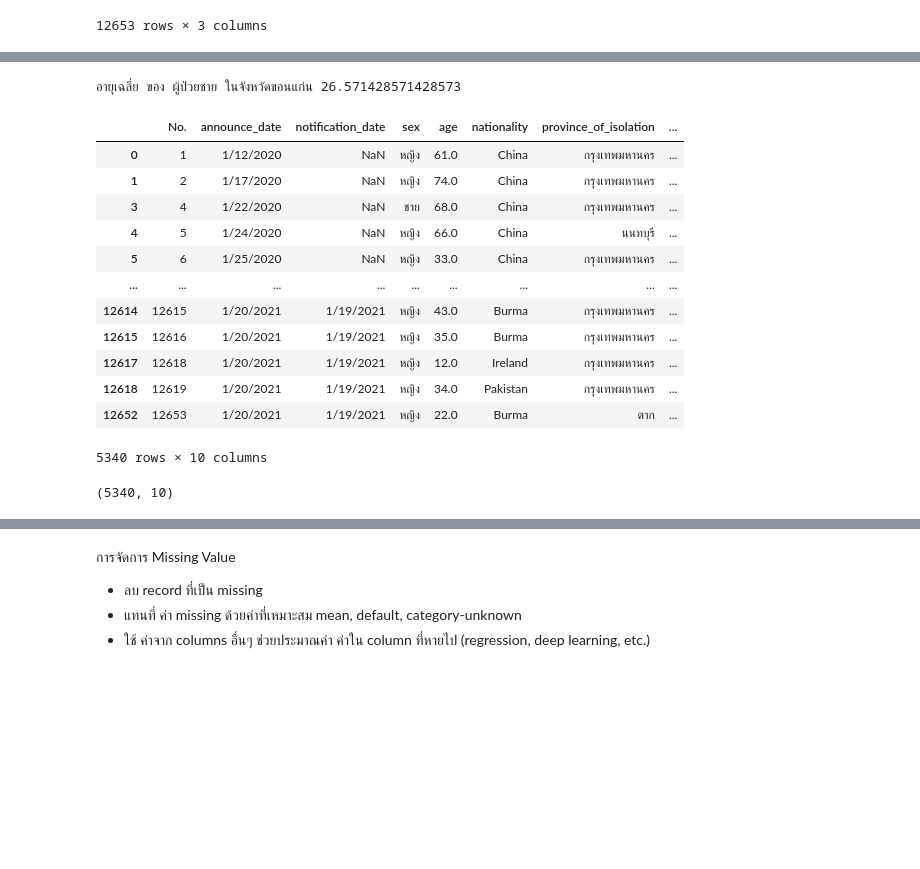
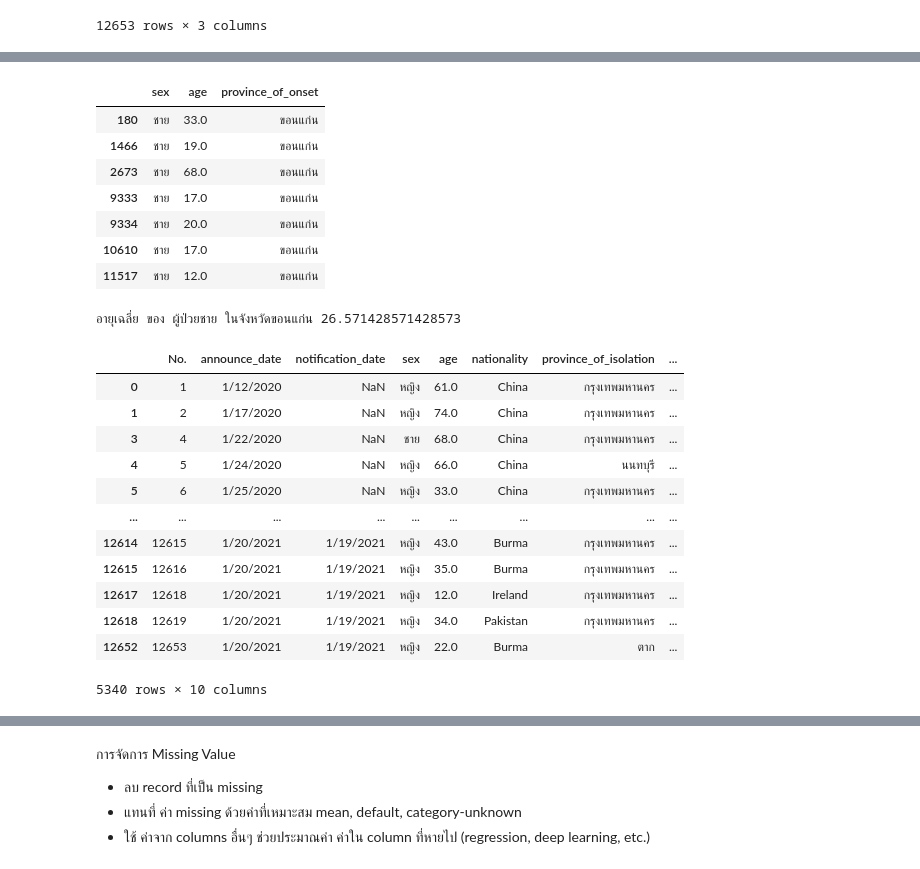
Before and after one commit to nichakornchaisuwan/data_viz_2022, a Jupyter notebook: Pandas101.ipynb, the cells around one changed output, grey strips where cells are left out. Drawn from its saved outputs; the diff is of its cells as text; code cells hidden in the pictures; blank space fills up the shorter version.

```diff
--- a/Pandas101.ipynb
+++ b/Pandas101.ipynb
@@ -424,30 +428,0 @@ Name: age, dtype: float64
-# %%
-sum = 0
-N = 0
-for a in male1['age']:
-
-    if a > 0:
-        sum += a # sum = sum + a
-        N += 1
-
-print(f'อายุเฉลี่ย ของ ผู้ป่วยชาย ในจังหวัดขอนแก่น {sum/N}')
-# %% [output]
-อายุเฉลี่ย ของ ผู้ป่วยชาย ในจังหวัดขอนแก่น 26.571428571428573
-# %%
-# 3. หาจำนวนผู้ป่วยที่เป็นคนไม่ใช่คนไทย
-data_not = data_covid[data_covid['nationality']!='Thailand']
-data_not
-# %% [output]
-|  | No. | announce_date | notification_date | sex | age | nationality | province_of_isolation | ... |
-| 0 | 1 | 1/12/2020 | NaN | หญิง | 61.0 | China | กรุงเทพมหานคร | ... |
-| 1 | 2 | 1/17/2020 | NaN | หญิง | 74.0 | China | กรุงเทพมหานคร | ... |
-| 3 | 4 | 1/22/2020 | NaN | ชาย | 68.0 | China | กรุงเทพมหานคร | ... |
-| 4 | 5 | 1/24/2020 | NaN | หญิง | 66.0 | China | นนทบุรี | ... |
-| 5 | 6 | 1/25/2020 | NaN | หญิง | 33.0 | China | กรุงเทพมหานคร | ... |
-| ... | ... | ... | ... | ... | ... | ... | ... | ... |
-| 12614 | 12615 | 1/20/2021 | 1/19/2021 | หญิง | 43.0 | Burma | กรุงเทพมหานคร | ... |
-| 12615 | 12616 | 1/20/2021 | 1/19/2021 | หญิง | 35.0 | Burma | กรุงเทพมหานคร | ... |
-| 12617 | 12618 | 1/20/2021 | 1/19/2021 | หญิง | 12.0 | Ireland | กรุงเทพมหานคร | ... |
-| 12618 | 12619 | 1/20/2021 | 1/19/2021 | หญิง | 34.0 | Pakistan | กรุงเทพมหานคร | ... |
-| 12652 | 12653 | 1/20/2021 | 1/19/2021 | หญิง | 22.0 | Burma | ตาก | ... |
-5340 rows × 10 columns
@@ -462,4 +429,42 @@ print(f'จำนวนผู้ป่วยที่เป็นคน ที
-# %%
-data_not.shape
-# %% [output]
-(5340, 10)
+# %%
+data_malekk = data_male[data_male['province_of_onset']=='ขอนแก่น'] # ดึงข้อมูลจาก data_male โดยเลือกข้อมูลในนคอลัมน์ province_of_onset  มาเฉพาะค่าที่เป็น 'ขอนแก่น' เท่านั้น แล้วนำไปเก็บไว้ที่ตัวแปร data_malekk
+data_malekk #  ทำการแสดงข้อมูลที่อยู่ในตัวแปร data_malekk ที่เป็นเพศชาย และอยู่ในจังหวัดขอนแก่น
+# %% [output]
+|  | sex | age | province_of_onset |
+| 180 | ชาย | 33.0 | ขอนแก่น |
+| 1466 | ชาย | 19.0 | ขอนแก่น |
+| 2673 | ชาย | 68.0 | ขอนแก่น |
+| 9333 | ชาย | 17.0 | ขอนแก่น |
+| 9334 | ชาย | 20.0 | ขอนแก่น |
+| 10610 | ชาย | 17.0 | ขอนแก่น |
+| 11517 | ชาย | 12.0 | ขอนแก่น |
+# %%
+sum = 0 # ก่อนจะเอาค่ามาบวกกันได้ ต้องสร้างตัวแปรมารับก่อน จึงสร้างตัวแปร sum ขึ้นมา โดยกำหนดให้เท่ากับ 0  และเมื่อมีข้อมูลเข้ามาก็จะทำการบวกเพิ่มเข้าไปในตัวแปร sum เรื่อยๆ
+N = 0 # จำนวนข้อมูลทั้งหมด โดยจะนับว่ามีอายุที่เอามาบวกกันกี่ค่า
+for a in malekk['age']: # วนลูปค่าอายุแต่ละค่า โดยมาจากคอลัมน์ age
+
+    if a > 0: # ทำการตรวจสอบก่อน โดยถ้าอายุมากกว่า 0 คือข้อมูลที่มีค่าปกติ ไม่มีข้อผิดพลาด
+        sum += a # หากข้อมูลมีค่ามากกว่า 0 จะนำมาบวกเข้าใน ตัวแปร sum คือ sum + a
+        N += 1 #จำนวนข้อมูลที่เข้ามาในแต่ละครั้ง โดยการบวกเข้าที่ละ 1 จนครบ
+
+print(f'อายุเฉลี่ย ของ ผู้ป่วยชาย ในจังหวัดขอนแก่น {sum/N}') #แสดงอายุเฉลี่ยของผู้ป่วยชายในจังหวัดขอนแก่น โดยการเอาผลรวมของอายุทั้งหมด หาร จำนวนข้อมูลทั้งหมด
+# %% [output]
+อายุเฉลี่ย ของ ผู้ป่วยชาย ในจังหวัดขอนแก่น 26.571428571428573
+# %%
+# 3. หาจำนวนผู้ป่วยที่เป็นคนไม่ใช่คนไทย
+data_notthai = data_covid[data_covid['nationality']!='Thailand'] # ดึงข้อมูลจาก data_covid โดยเลือกข้อมูลในนคอลัมน์ nationality  มาเฉพาะค่าที่ 'ไม่ใช่คนไทนเป็น'  แล้วนำไปเก็บไว้ที่ตัวแปร data_notthai
+data_notthai #ทำการแสดงข้อมูลที่อยู่ในตัวแปร data_notthai ทั้งหมด
+# %% [output]
+|  | No. | announce_date | notification_date | sex | age | nationality | province_of_isolation | ... |
+| 0 | 1 | 1/12/2020 | NaN | หญิง | 61.0 | China | กรุงเทพมหานคร | ... |
+| 1 | 2 | 1/17/2020 | NaN | หญิง | 74.0 | China | กรุงเทพมหานคร | ... |
+| 3 | 4 | 1/22/2020 | NaN | ชาย | 68.0 | China | กรุงเทพมหานคร | ... |
+| 4 | 5 | 1/24/2020 | NaN | หญิง | 66.0 | China | นนทบุรี | ... |
+| 5 | 6 | 1/25/2020 | NaN | หญิง | 33.0 | China | กรุงเทพมหานคร | ... |
+| ... | ... | ... | ... | ... | ... | ... | ... | ... |
+| 12614 | 12615 | 1/20/2021 | 1/19/2021 | หญิง | 43.0 | Burma | กรุงเทพมหานคร | ... |
+| 12615 | 12616 | 1/20/2021 | 1/19/2021 | หญิง | 35.0 | Burma | กรุงเทพมหานคร | ... |
+| 12617 | 12618 | 1/20/2021 | 1/19/2021 | หญิง | 12.0 | Ireland | กรุงเทพมหานคร | ... |
+| 12618 | 12619 | 1/20/2021 | 1/19/2021 | หญิง | 34.0 | Pakistan | กรุงเทพมหานคร | ... |
+| 12652 | 12653 | 1/20/2021 | 1/19/2021 | หญิง | 22.0 | Burma | ตาก | ... |
+5340 rows × 10 columns
```
Also changed, not shown: parts of 39 cells of this notebook.
